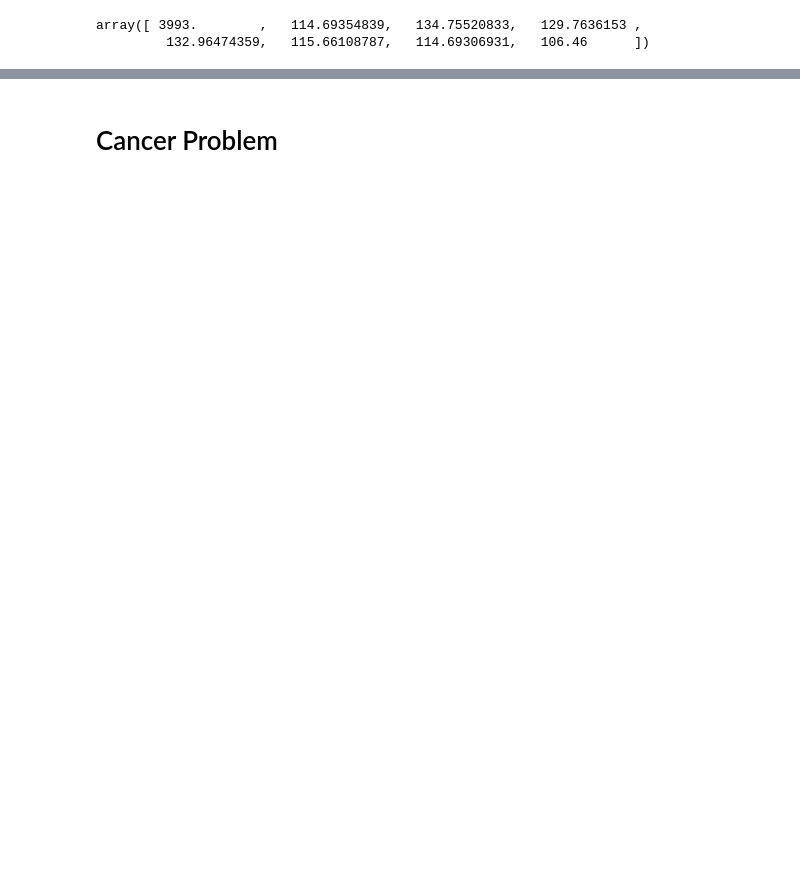
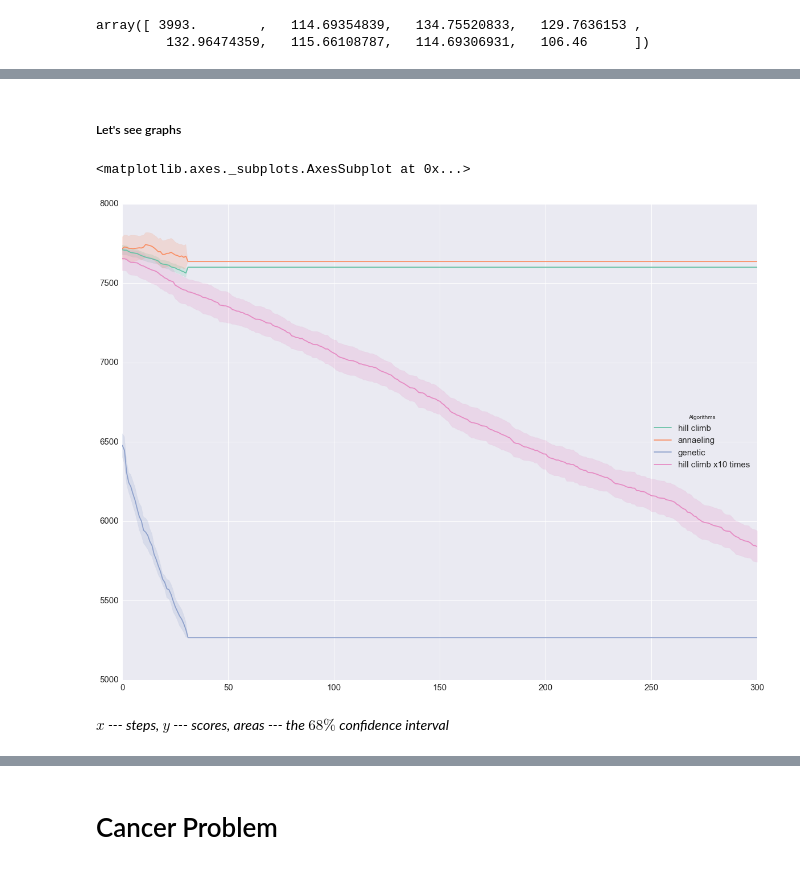
Before and after one commit to yarnaid/random_search, a Jupyter notebook: general_solution.ipynb, the cells around one changed output, grey strips where cells are left out. Saved outputs shown, nothing was run; the diff lists cells and outputs as text; code cells hidden in the pictures; blank space fills up the shorter version.

```diff
--- a/general_solution.ipynb
+++ b/general_solution.ipynb
@@ -152,0 +137,7 @@ Step: 11 best: 7518.97356376
+# %%
+print "Run HC"
+hc_res = experiment(exp_number, optimizer=HillClimber, dataset=ds, steps=steps, verbose=False)
+print "Run An"
+an_res = experiment(exp_number, optimizer=StochasticHillClimber, dataset=ds, steps=steps, temperature=1000, verbose=False)
+print "Run GA"
+ga_res = experiment(exp_number, optimizer=GA, dataset=ds, steps=steps, verbose=False)
@@ -152,0 +161,3 @@ Step: 11 best: 7518.97356376
+# %%
+print "Run HC"
+hc_res_10 = experiment(exp_number, optimizer=HillClimber, dataset=ds, steps=steps*10, verbose=False)
@@ -152,0 +174,8 @@ Step: 11 best: 7518.97356376
+# %%
+import numpy as np
+np.random.seed(9221999)
+import pandas as pd
+from scipy import stats, optimize
+import matplotlib.pyplot as plt
+import seaborn as sns
+sns.set(palette="Set2")
@@ -152,0 +244,34 @@ Step: 11 best: 7518.97356376
+# %% [markdown]
+##### Let's see graphs
+# %%
+hc_scores = abs(np.asarray(hc_res['scores']))
+an_scores = abs(np.asarray(an_res['scores']))
+ga_scores = abs(np.asarray(ga_res['scores']))
+hc_scores_10 = abs(np.asarray(hc_res_10['scores']))
+# %%
+# fill with zeros
+max_len = len(hc_scores_10[0])
+min_len = len(hc_scores[0])
+dif_len = max_len - min_len
+
+def add_values(arr, v=0):
+    row = [v] * dif_len
+    values = [row] * len(arr)
+    arr = np.append(arr, values, 1)
+    return arr
+
+hc_scores = add_values(hc_scores, hc_scores[0][-1])
+an_scores = add_values(an_scores, an_scores[0][-1])
+ga_scores = add_values(ga_scores, ga_scores[0][-1])
+
+algos = pd.Series(["hill climb", "annaeling", "genetic", "hill climb x10 times"], name="Algorithms")
+to_draw = np.dstack([hc_scores, an_scores, ga_scores, hc_scores_10])
+
+sns.set_context('notebook', font_scale=1.5)
+plt.figure(figsize=(20, 15))
+sns.tsplot(to_draw, condition=algos, ci=68)
+# %% [output]
+<matplotlib.axes._subplots.AxesSubplot at 0x...>
+[figure, added]
+# %% [markdown]
+*$x$ --- steps, $y$ --- scores, areas --- the $68\%$ confidence interval*
```
Also changed, not shown: parts of 53 cells of this notebook, 1 other file.
